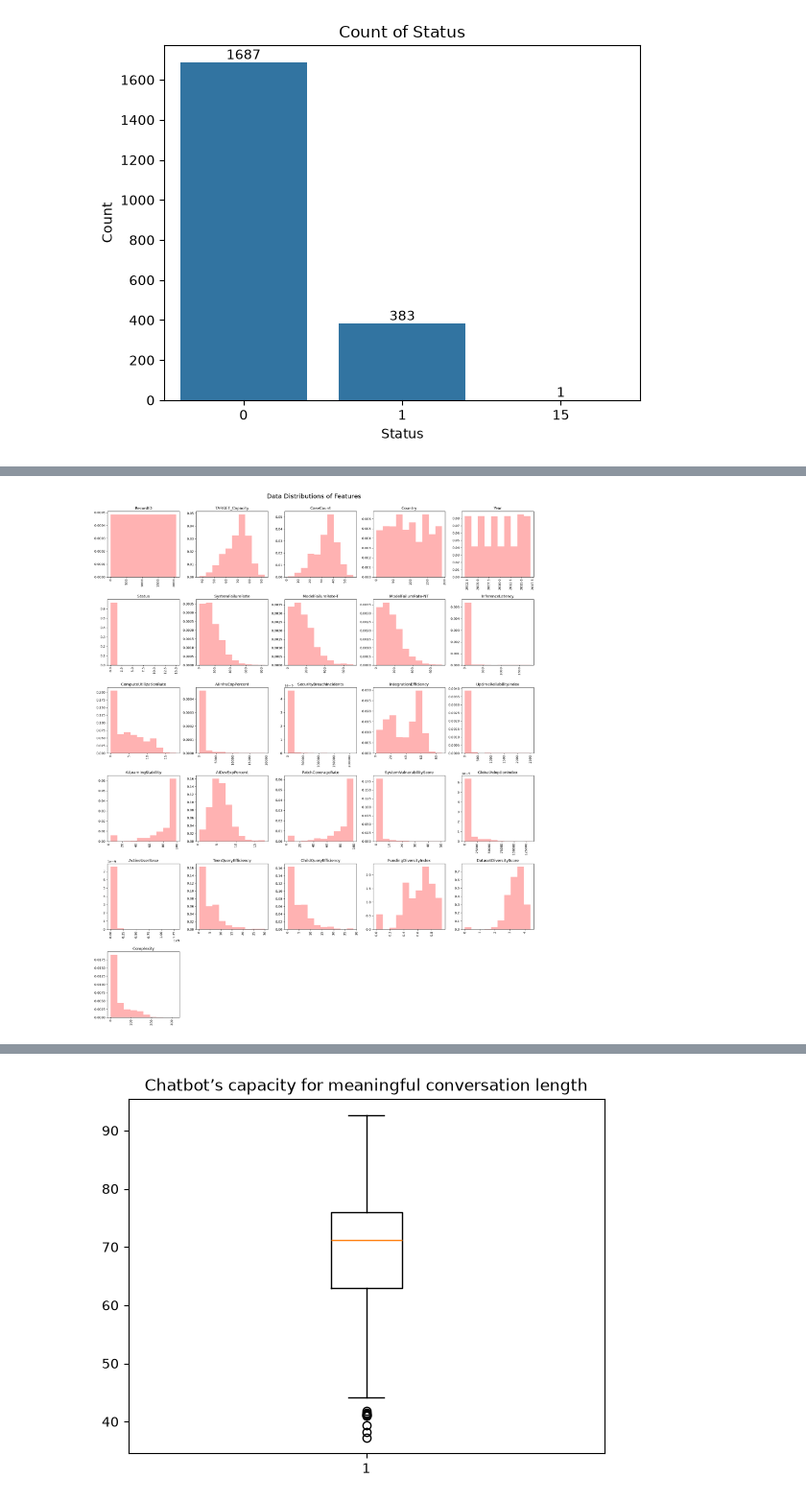
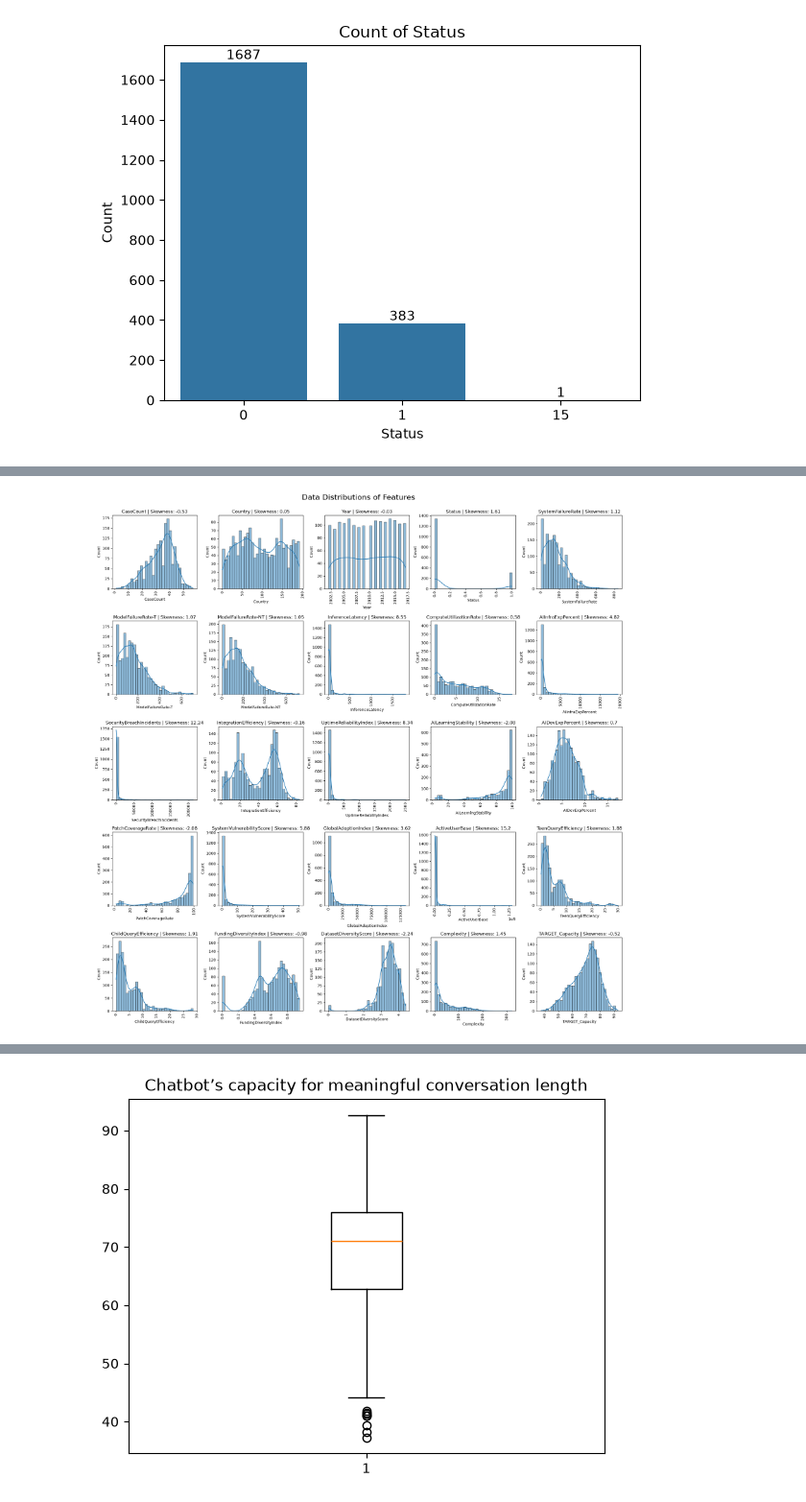
Before and after one commit to khangronky/cosc2753-assignment-1-2026b, a Jupyter notebook: notebook.ipynb, the cells around one changed output, grey strips where cells are left out. Shown at 96% size. Drawn from its saved outputs; the diff is of its cells as text; code cells hidden in the pictures.

```diff
--- a/notebook.ipynb
+++ b/notebook.ipynb
@@ -112,0 +143,2 @@ plt.show()
+# %%
+chatbot_data = chatbot_data[chatbot_data['Status'].isin([0, 1])]
@@ -112,0 +147,2 @@ plt.show()
+# %%
+chatbot_data.drop(['RecordID'], axis=1, inplace=True)
@@ -112,0 +151,14 @@ plt.show()
+# %%
+from sklearn.model_selection import train_test_split
+
+target = "TARGET_Capacity"
+
+X = chatbot_data.drop(columns=[target])
+y = chatbot_data[target]
+
+X_train, X_test, y_train, y_test = train_test_split(
+    X, y, test_size=0.2, random_state=42, shuffle=True
+)
+# %%
+training_data: pd.DataFrame = pd.concat([X_train, y_train], axis=1)
+testing_data: pd.DataFrame = pd.concat([X_test, y_test], axis=1)
@@ -113,14 +205,14 @@ plt.show()
 # %%
-plt.figure(figsize=(20,24))
-for i, col in enumerate(chatbot_data.columns):
-    plt.subplot(6,5,i+1)
-    plt.hist(chatbot_data[col], alpha=0.3, color='r', density=True)
-    plt.title(col)
+plt.figure(figsize=(20,20))
+for i, col in enumerate(training_data.columns):
+    plt.subplot(5,5,i+1)
+    sns.histplot(training_data[col], kde=True, bins=32)
+    plt.title(f"{col} | Skewness: {round(training_data[col].skew(), 2)}")
     plt.xticks(rotation='vertical')
 
 plt.suptitle("Data Distributions of Features", y=1, fontsize=20)
 plt.tight_layout()
 plt.show()
 # %% [output]
-[figure, old version]
+[figure, new version]
 # %%
```
Also changed, not shown: parts of 34 cells of this notebook, 2 other files.
